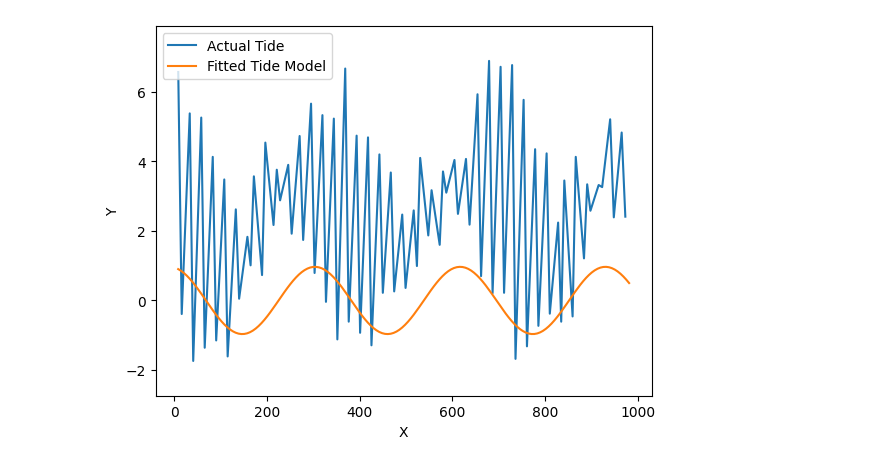
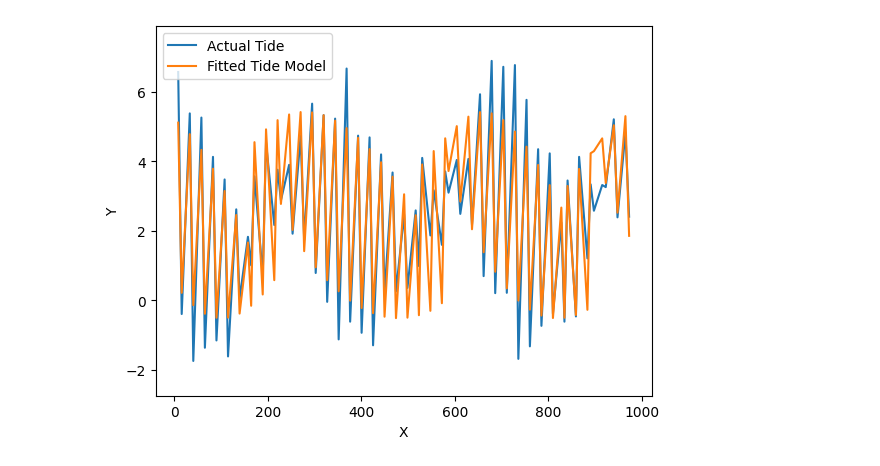
Before and after one commit to kvanarsd/Group-Project, a Jupyter notebook: Group Project.ipynb, the cells around one changed output. Drawn from its saved outputs; the diff is of its cells as text; code cells hidden in the pictures.

```diff
--- a/Group Project.ipynb
+++ b/Group Project.ipynb
@@ -36,23 +36,23 @@ x = np.arange(8, 984, 6.2)
 # %%
 actual_tide_values = np.array(h)
 
-initial_guess = [(max(actual_tide_values) - min(actual_tide_values)) / 2, 2 * np.pi / np.mean(t), 0]
+initial_guess = [(np.max(actual_tide_values) - np.min(actual_tide_values)), 1/24, 0, np.mean(actual_tide_values)]
 
-def tide_function(time, amplitude, frequency, phase_shift):
-    return amplitude * np.sin(frequency * time + phase_shift)
+def tide_function(time, amplitude, frequency, phase_shift, offset):
+    return amplitude * np.sin(2*np.pi*frequency * time + phase_shift) + offset
 
-params, covariance = curve_fit(tide_function, t, actual_tide_values, p0=initial_guess)
+params, covariance = curve_fit(tide_function, t, actual_tide_values,  p0=initial_guess)
 
-fitted_tide_values = tide_function(x, *params)
+fitted_tide_values = tide_function(t, *params)
 # %%
 plt.figure()
 plt.plot(t, actual_tide_values, label='Actual Tide')
-plt.plot(x, fitted_tide_values, label='Fitted Tide Model')
+plt.plot(t, fitted_tide_values, label='Fitted Tide Model')
 plt.ylim(min(actual_tide_values) - 1, max(actual_tide_values) + 1)
 plt.xlabel("X")
 plt.ylabel("Y")
 plt.legend()
 # plt.savefig("Waves.png")
 plt.show()
 # %% [output]
-[figure, old version]
+[figure, new version]
```
